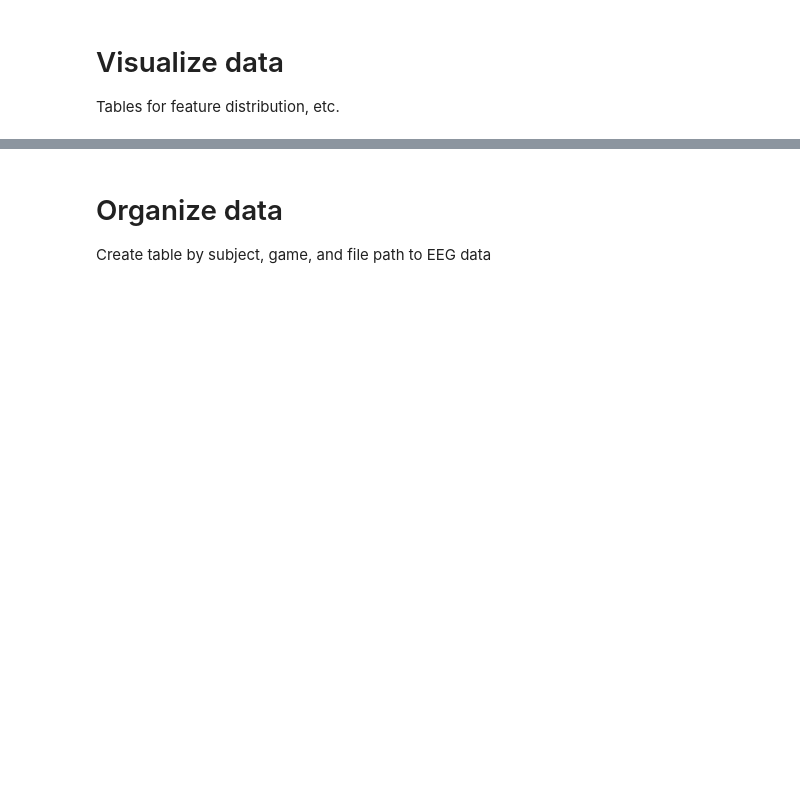
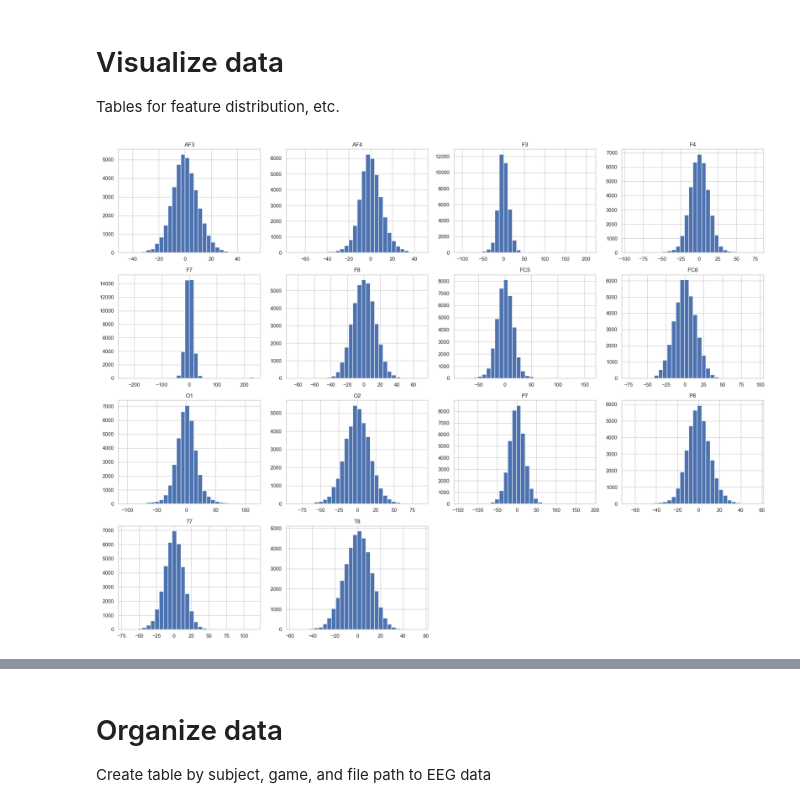
Before and after one commit to sunyshore/eeg, a Jupyter notebook: camp_qmind/camp_qmind.ipynb, the cells around one changed output, grey strips where cells are left out. Cells and saved outputs as stored; diff of their text form; code cells hidden in the pictures; blank space fills up the shorter version.

```diff
--- a/camp_qmind/camp_qmind.ipynb
+++ b/camp_qmind/camp_qmind.ipynb
@@ -3,7 +3,10 @@
 Dataset https://www.kaggle.com/datasets/wajahat1064/emotion-recognition-using-eeg-and-computer-games/data
 # %%
 import pandas as pd
-data = pd.read_csv("archive2/S01G1AllChannels.csv")
+import matplotlib.pyplot as plt
+import seaborn as sns
+
+data = pd.read_csv("D:\eegdata\eeg\camp_qmind\S01G1AllChannels.csv")
 data.head(4)
 # %% [output]
 |  | AF3 | AF4 | F3 | F4 | F7 | F8 | FC5 | FC6 | O1 | O2 | P7 | ... |
@@ -14,6 +30,17 @@ data.head(4)
 # %% [markdown]
 # Clean data
 Remove null values, etc.
+# %%
+missing_values = data.isnull().sum()
+missing_values
+data_cleaned = data.drop(columns=['Unnamed: 14'])
 # %% [markdown]
 # Visualize data
 Tables for feature distribution, etc.
+# %%
+sns.set(style="whitegrid")
+data_cleaned.hist(bins=30, figsize=(20, 15))
+plt.tight_layout()
+plt.show()
+# %% [output]
+[figure, added]
```
Also changed, not shown: parts of 5 cells of this notebook.
